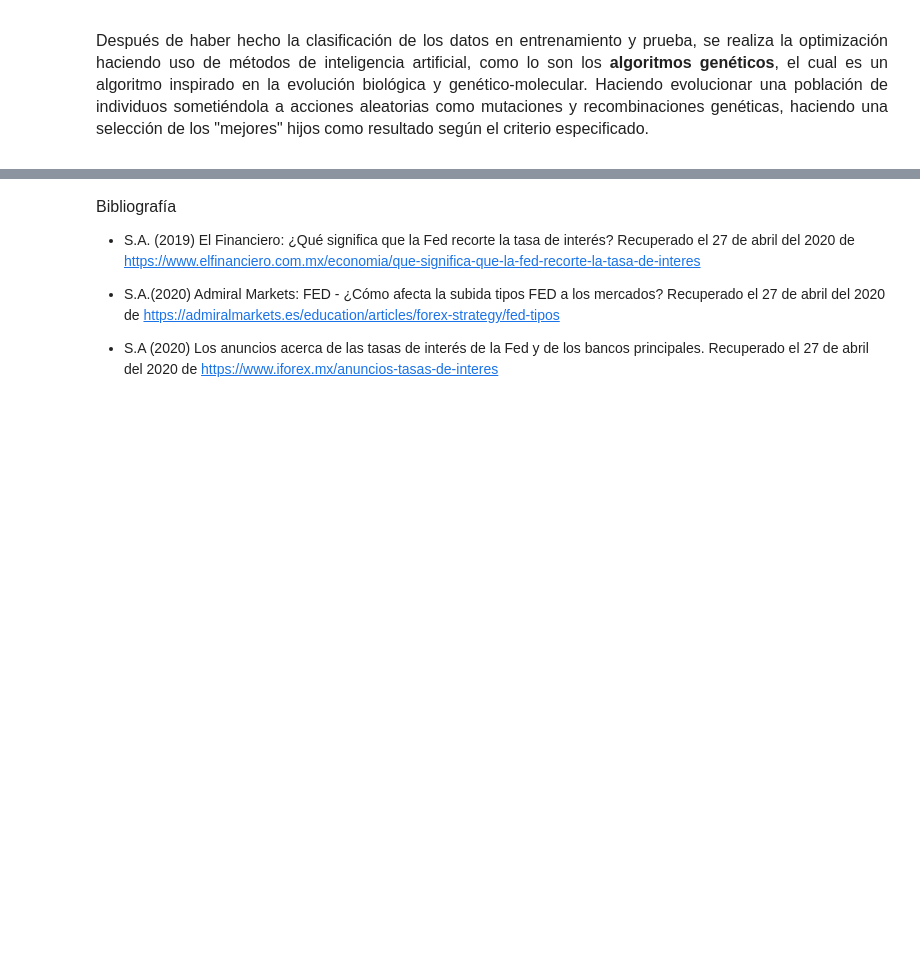
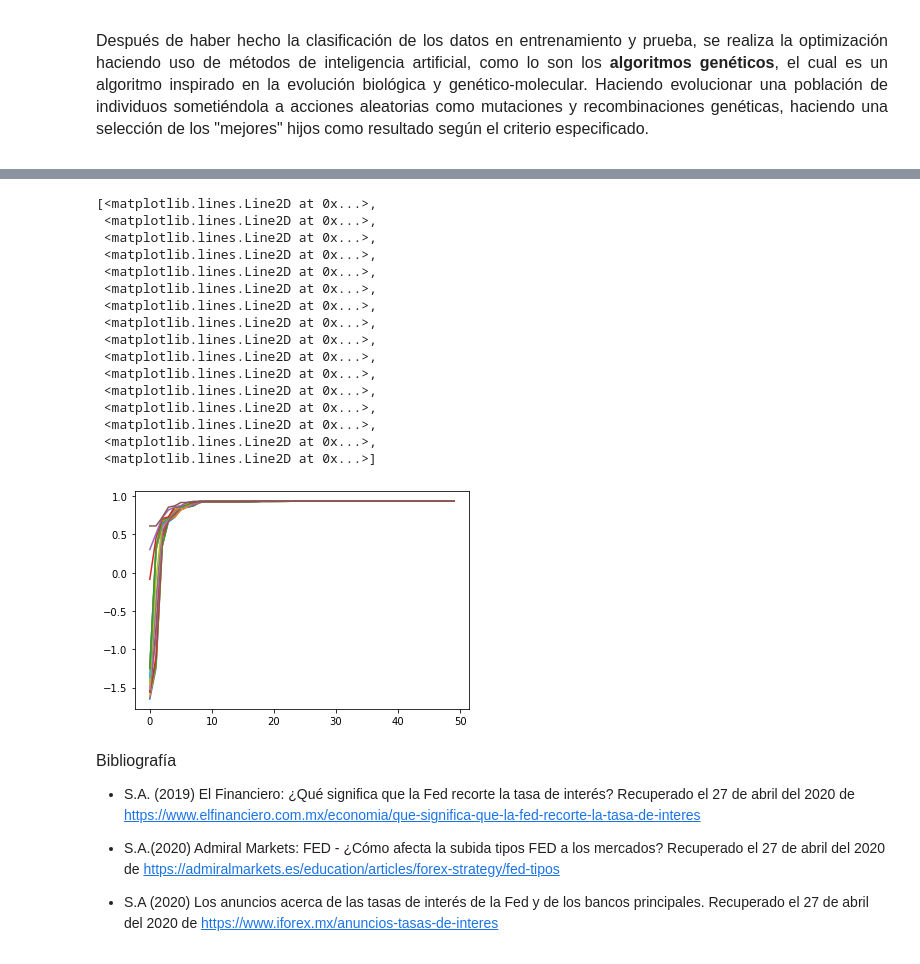
Before and after one commit to ferpinedot/ProyectoFinal_MST, a Jupyter notebook: Proyecto_equipo5.ipynb, the cells around one changed output, grey strips where cells are left out. Cells and saved outputs as stored; diff of their text form; code cells hidden in the pictures; blank space fills up the shorter version.

```diff
--- a/Proyecto_equipo5.ipynb
+++ b/Proyecto_equipo5.ipynb
@@ -1018,3 +1017,23 @@ A     venta       1.0        41.0  2371.0
+# %%
+plt.plot(hist_sharpe[:,-16:])
+# %% [output]
+[<matplotlib.lines.Line2D at 0x...>,
+ <matplotlib.lines.Line2D at 0x...>,
+ <matplotlib.lines.Line2D at 0x...>,
+ <matplotlib.lines.Line2D at 0x...>,
+ <matplotlib.lines.Line2D at 0x...>,
+ <matplotlib.lines.Line2D at 0x...>,
+ <matplotlib.lines.Line2D at 0x...>,
+ <matplotlib.lines.Line2D at 0x...>,
+ <matplotlib.lines.Line2D at 0x...>,
+ <matplotlib.lines.Line2D at 0x...>,
+ <matplotlib.lines.Line2D at 0x...>,
+ <matplotlib.lines.Line2D at 0x...>,
+ <matplotlib.lines.Line2D at 0x...>,
+ <matplotlib.lines.Line2D at 0x...>,
+ <matplotlib.lines.Line2D at 0x...>,
+ <matplotlib.lines.Line2D at 0x...>]
+[figure, added]
 # %% [markdown]
 <font size =3> Bibliografía
 
```
Also changed, not shown: parts of 2 cells of this notebook.
